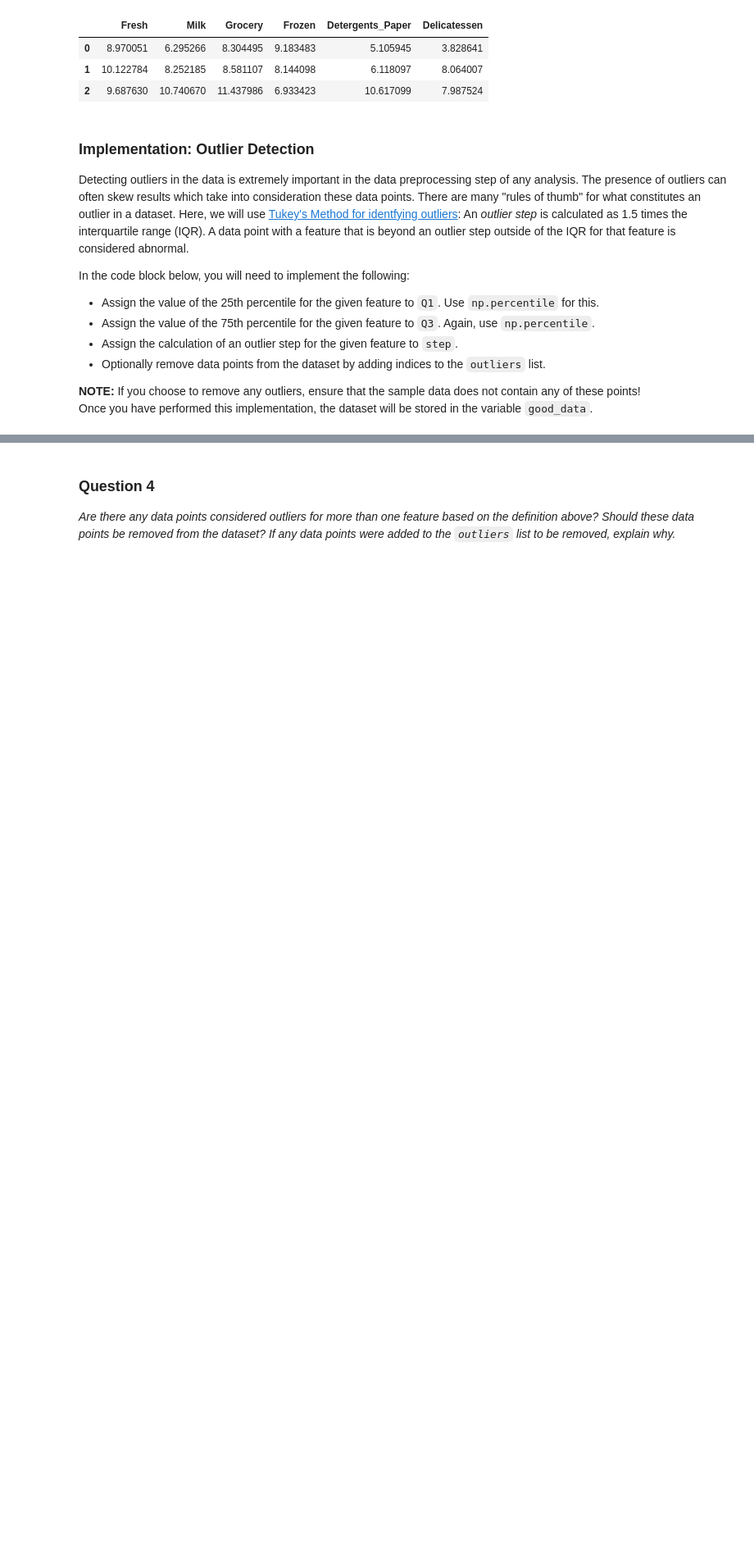
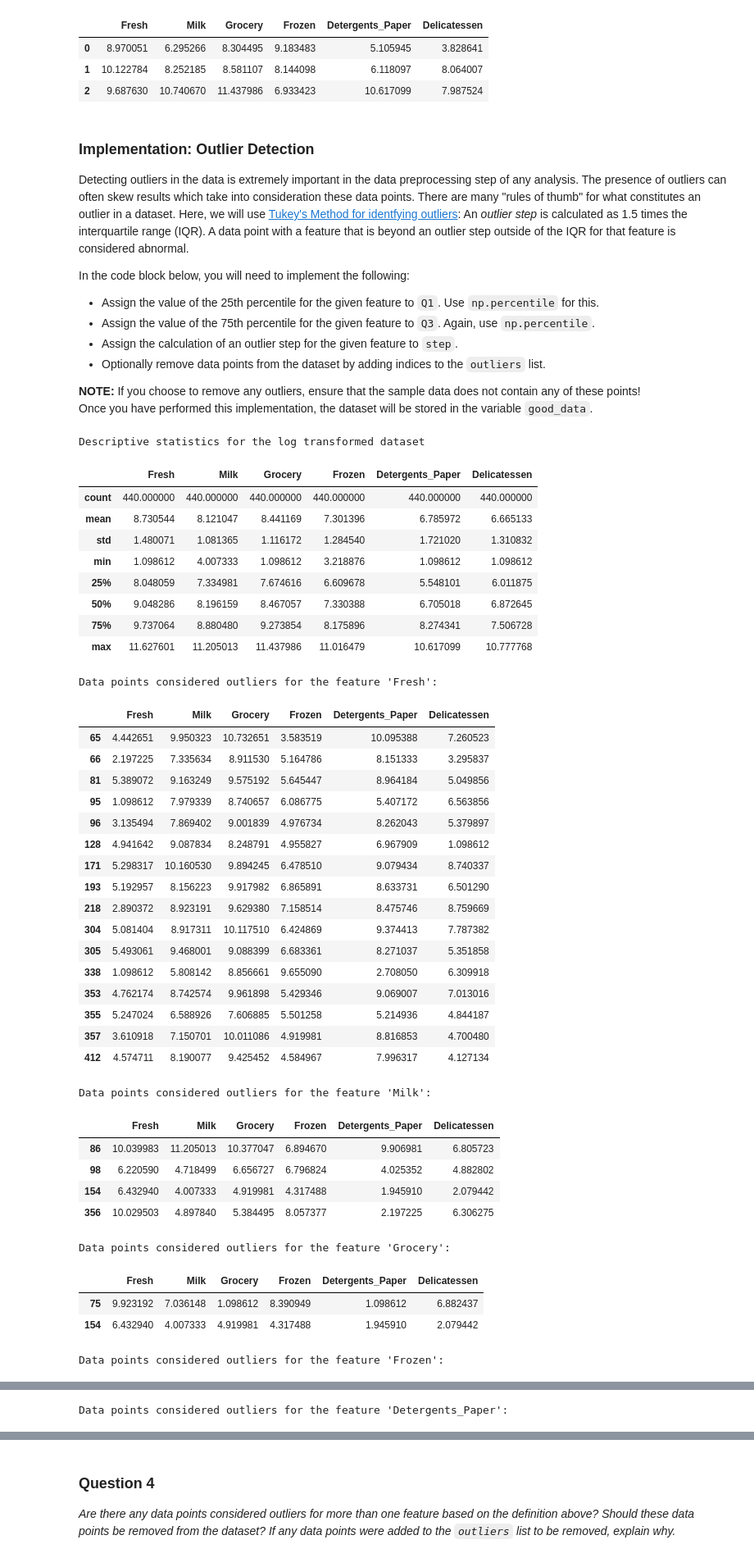
Before and after one commit to raymondngiam/machine-learning-nanodegree, a Jupyter notebook: projects/creating_customer_segments/customer_segments.ipynb, the cells around one changed output, grey strips where cells are left out. Shown: that part at 82% size. Drawn from its saved outputs; the diff is of its cells as text; code cells hidden in the pictures; blank space fills up the shorter version.

Commit message:
Implement outlier detection

```diff
--- a/projects/creating_customer_segments/customer_segments.ipynb
+++ b/projects/creating_customer_segments/customer_segments.ipynb
@@ -187,24 +187,67 @@ In the code block below, you will need to implement the following:
 **NOTE:** If you choose to remove any outliers, ensure that the sample data does not contain any of these points!
 Once you have performed this implementation, the dataset will be stored in the variable `good_data`.
 # %%
+print "Descriptive statistics for the log transformed dataset"
+display(log_data.describe())
+
 # For each feature find the data points with extreme high or low values
 for feature in log_data.keys():
 
     # TODO: Calculate Q1 (25th percentile of the data) for the given feature
-    Q1 = None
+    Q1 = log_data[feature].quantile(.25)
 
     # TODO: Calculate Q3 (75th percentile of the data) for the given feature
-    Q3 = None
+    Q3 = log_data[feature].quantile(.75)
 
     # TODO: Use the interquartile range to calculate an outlier step (1.5 times the interquartile range)
-    step = None
+    step = 1.5 * (Q3-Q1)
 
     # Display the outliers
     print "Data points considered outliers for the feature '{}':".format(feature)
     display(log_data[~((log_data[feature] >= Q1 - step) & (log_data[feature] <= Q3 + step))])
 
 # OPTIONAL: Select the indices for data points you wish to remove
-outliers  = []
+outliers  = [65, 66, 75, 95, 109, 128, 142, 154, 187, 218, 338]
 
 # Remove the outliers, if any were specified
 good_data = log_data.drop(log_data.index[outliers]).reset_index(drop = True)
+# %% [output]
+Descriptive statistics for the log transformed dataset
+|  | Fresh | Milk | Grocery | Frozen | Detergents_Paper | Delicatessen |
+| count | 440.000000 | 440.000000 | 440.000000 | 440.000000 | 440.000000 | 440.000000 |
+| mean | 8.730544 | 8.121047 | 8.441169 | 7.301396 | 6.785972 | 6.665133 |
+| std | 1.480071 | 1.081365 | 1.116172 | 1.284540 | 1.721020 | 1.310832 |
+| min | 1.098612 | 4.007333 | 1.098612 | 3.218876 | 1.098612 | 1.098612 |
+| 25% | 8.048059 | 7.334981 | 7.674616 | 6.609678 | 5.548101 | 6.011875 |
+| 50% | 9.048286 | 8.196159 | 8.467057 | 7.330388 | 6.705018 | 6.872645 |
+| 75% | 9.737064 | 8.880480 | 9.273854 | 8.175896 | 8.274341 | 7.506728 |
+| max | 11.627601 | 11.205013 | 11.437986 | 11.016479 | 10.617099 | 10.777768 |
+Data points considered outliers for the feature 'Fresh':
+|  | Fresh | Milk | Grocery | Frozen | Detergents_Paper | Delicatessen |
+| 65 | 4.442651 | 9.950323 | 10.732651 | 3.583519 | 10.095388 | 7.260523 |
+| 66 | 2.197225 | 7.335634 | 8.911530 | 5.164786 | 8.151333 | 3.295837 |
+| 81 | 5.389072 | 9.163249 | 9.575192 | 5.645447 | 8.964184 | 5.049856 |
+| 95 | 1.098612 | 7.979339 | 8.740657 | 6.086775 | 5.407172 | 6.563856 |
+| 96 | 3.135494 | 7.869402 | 9.001839 | 4.976734 | 8.262043 | 5.379897 |
+| 128 | 4.941642 | 9.087834 | 8.248791 | 4.955827 | 6.967909 | 1.098612 |
+| 171 | 5.298317 | 10.160530 | 9.894245 | 6.478510 | 9.079434 | 8.740337 |
+| 193 | 5.192957 | 8.156223 | 9.917982 | 6.865891 | 8.633731 | 6.501290 |
+| 218 | 2.890372 | 8.923191 | 9.629380 | 7.158514 | 8.475746 | 8.759669 |
+| 304 | 5.081404 | 8.917311 | 10.117510 | 6.424869 | 9.374413 | 7.787382 |
+| 305 | 5.493061 | 9.468001 | 9.088399 | 6.683361 | 8.271037 | 5.351858 |
+| 338 | 1.098612 | 5.808142 | 8.856661 | 9.655090 | 2.708050 | 6.309918 |
+| 353 | 4.762174 | 8.742574 | 9.961898 | 5.429346 | 9.069007 | 7.013016 |
+| 355 | 5.247024 | 6.588926 | 7.606885 | 5.501258 | 5.214936 | 4.844187 |
+| 357 | 3.610918 | 7.150701 | 10.011086 | 4.919981 | 8.816853 | 4.700480 |
+| 412 | 4.574711 | 8.190077 | 9.425452 | 4.584967 | 7.996317 | 4.127134 |
+Data points considered outliers for the feature 'Milk':
+|  | Fresh | Milk | Grocery | Frozen | Detergents_Paper | Delicatessen |
+| 86 | 10.039983 | 11.205013 | 10.377047 | 6.894670 | 9.906981 | 6.805723 |
+| 98 | 6.220590 | 4.718499 | 6.656727 | 6.796824 | 4.025352 | 4.882802 |
+| 154 | 6.432940 | 4.007333 | 4.919981 | 4.317488 | 1.945910 | 2.079442 |
+| 356 | 10.029503 | 4.897840 | 5.384495 | 8.057377 | 2.197225 | 6.306275 |
+Data points considered outliers for the feature 'Grocery':
+|  | Fresh | Milk | Grocery | Frozen | Detergents_Paper | Delicatessen |
+| 75 | 9.923192 | 7.036148 | 1.098612 | 8.390949 | 1.098612 | 6.882437 |
+| 154 | 6.432940 | 4.007333 | 4.919981 | 4.317488 | 1.945910 | 2.079442 |
+Data points considered outliers for the feature 'Frozen':
@@ -210,0 +265 @@ good_data = log_data.drop(log_data.index[outliers]).reset_index(drop = True)
+Data points considered outliers for the feature 'Detergents_Paper':
```
Also changed, not shown: parts of 3 cells of this notebook.
